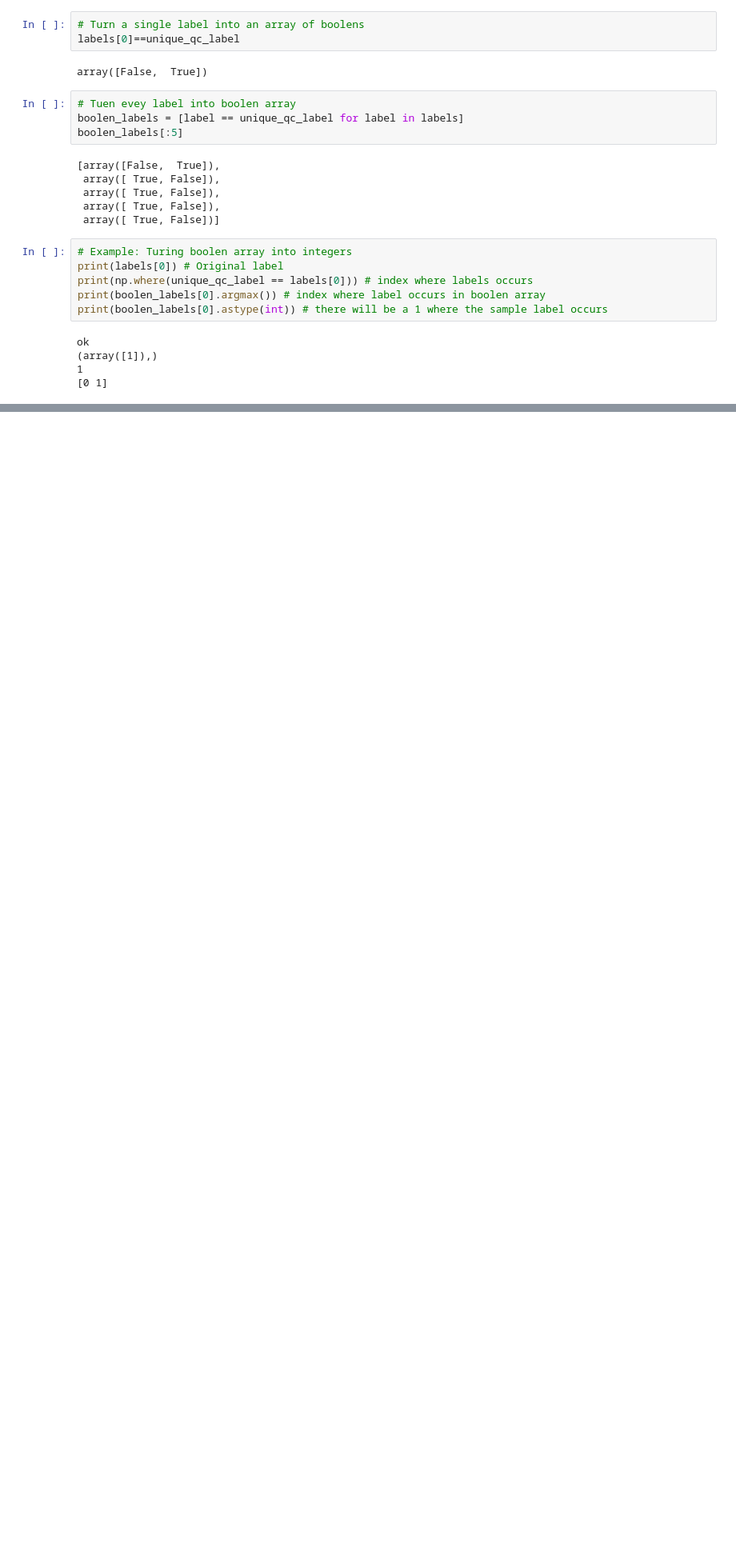
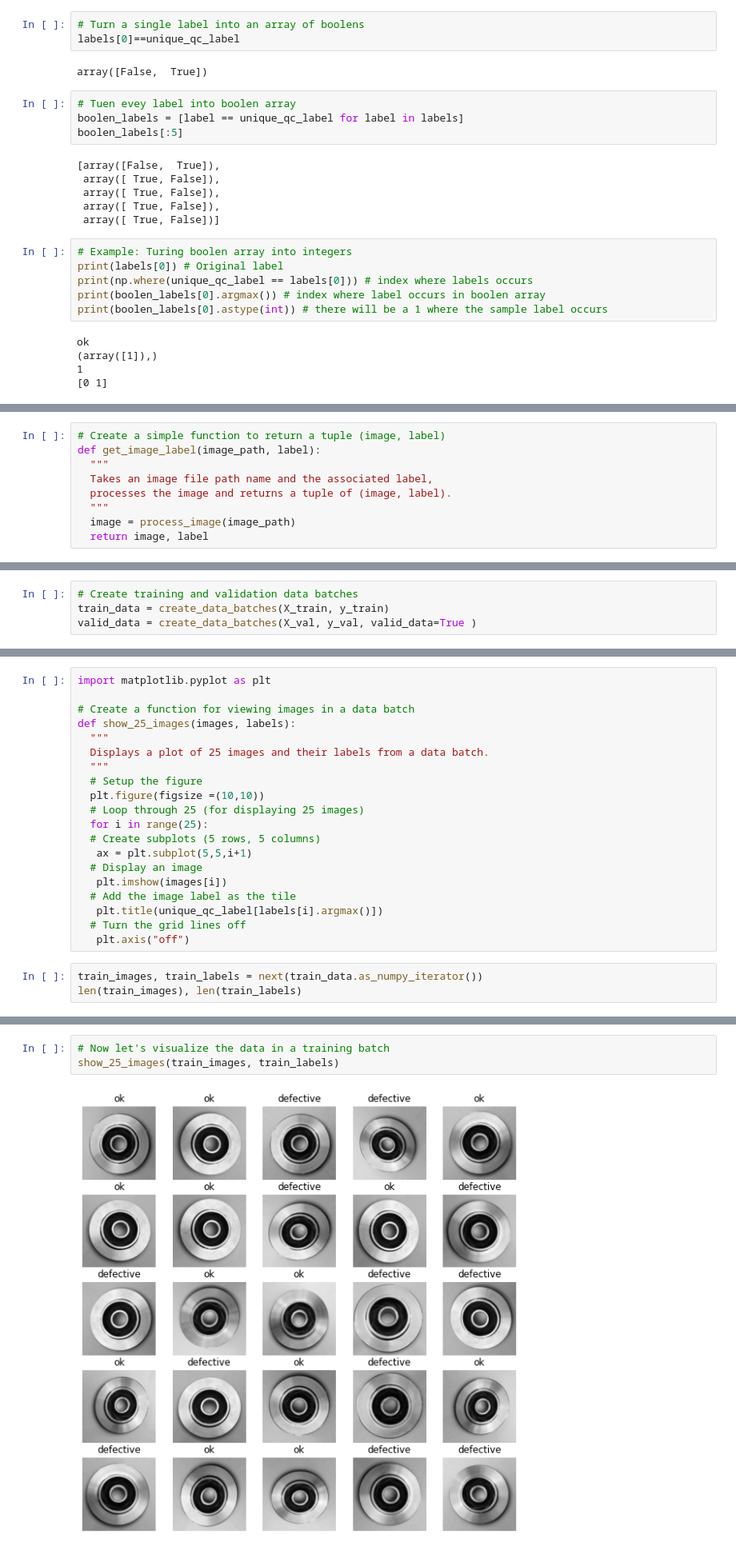
Before and after one commit to AnalystGagan/Project-inteliQC, a Jupyter notebook: inteliQC.ipynb, the cells around one changed output, grey strips where cells are left out. Shown: that part at 80% size. Cells and saved outputs as stored; diff of their text form; blank space fills up the shorter version.

Commit message:
batched training and validation data

```diff
--- a/inteliQC.ipynb
+++ b/inteliQC.ipynb
@@ -216,0 +348,9 @@ ok
+# %%
+# Create a simple function to return a tuple (image, label)
+def get_image_label(image_path, label):
+  """
+  Takes an image file path name and the associated label,
+  processes the image and returns a tuple of (image, label).
+  """
+  image = process_image(image_path)
+  return image, label
@@ -216,0 +422,4 @@ ok
+# %%
+# Create training and validation data batches
+train_data = create_data_batches(X_train, y_train)
+valid_data = create_data_batches(X_val, y_val, valid_data=True )
@@ -216,0 +441,23 @@ ok
+# %%
+import matplotlib.pyplot as plt
+
+# Create a function for viewing images in a data batch
+def show_25_images(images, labels):
+  """
+  Displays a plot of 25 images and their labels from a data batch.
+  """
+  # Setup the figure
+  plt.figure(figsize =(10,10))
+  # Loop through 25 (for displaying 25 images)
+  for i in range(25):
+  # Create subplots (5 rows, 5 columns)
+   ax = plt.subplot(5,5,i+1)
+  # Display an image
+   plt.imshow(images[i])
+  # Add the image label as the tile
+   plt.title(unique_qc_label[labels[i].argmax()])
+  # Turn the grid lines off
+   plt.axis("off")
+# %%
+train_images, train_labels = next(train_data.as_numpy_iterator())
+len(train_images), len(train_labels)
@@ -216,0 +466,5 @@ ok
+# %%
+# Now let's visualize the data in a training batch
+show_25_images(train_images, train_labels)
+# %% [output]
+[figure, added]
```
Also changed, not shown: parts of 23 cells of this notebook.
